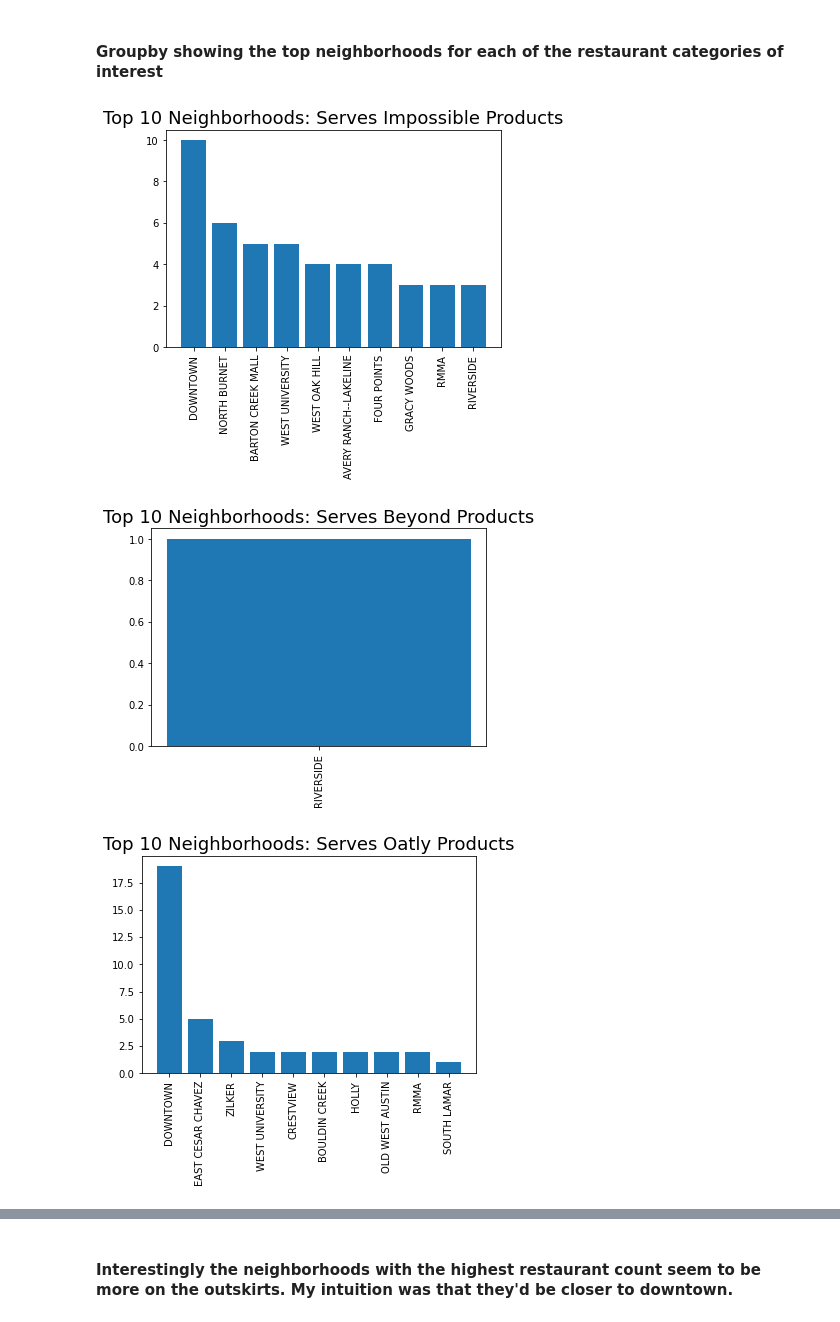
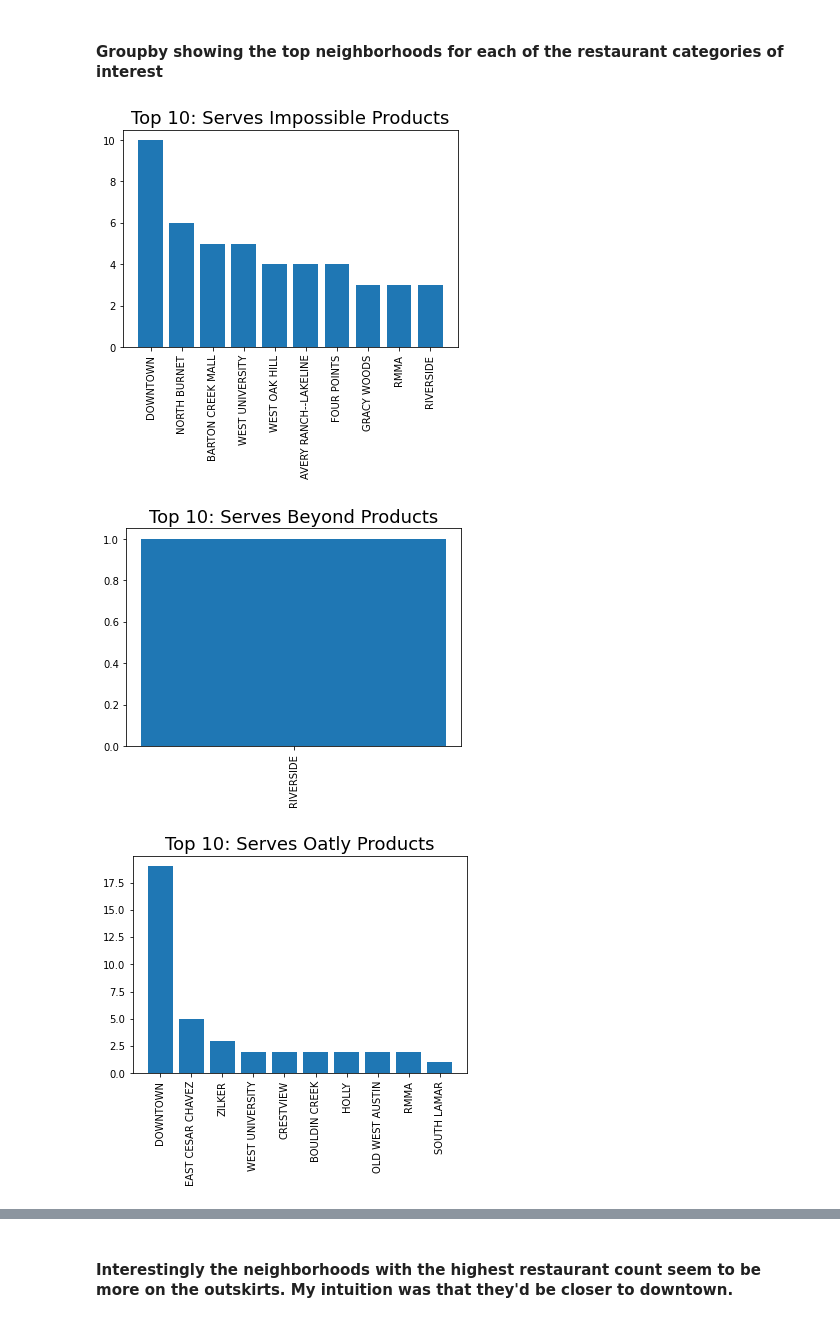
Before and after one commit to campbel94/GA-Capstone, a Jupyter notebook: eda.ipynb, the cells around one changed output, grey strips where cells are left out. Cells and saved outputs as stored; diff of their text form; code cells hidden in the pictures.

```diff
--- a/eda.ipynb
+++ b/eda.ipynb
@@ -106,6 +141,13 @@ Total percentage of restaurants: 0.5198883461270062
 #### While project pollo is interested in restaurants serving meat alternatives, they may also be interested more traditioanl food spots such as fried chicken, burger or wing joints.
 
 #### Several of these categories are included in the top eight categories, and most have a total count above the distribution's mean.
+# %%
+#Specific restaurant categories of interest to Project Pollo
+of_interest = ['Serves Impossible Products', 'Serves Beyond Products', 'Serves Oatly Products',
+               'Fast Food Restaurant', 'Burger Joint', 'Wings Joint',
+               'Sandwich Place','BBQ Joint','Fried Chicken Joint',
+               'Vegetarian / Vegan Restaurant', 'Burrito Place',
+               'Food Truck','Comfort Food Restaurant']
 # %%
 plt.figure(figsize=(20, 4))
 clrs = ['red' if category_counts.index[i] in of_interest else 'grey' for i in range(0, len(category_counts))]
@@ -134,12 +176,13 @@ plt.xticks(rotation = 60);
 # %%
 for category in of_interest:
     plot_df = df[df['category'] == category]
     plot=plot_df.groupby('neighborhood').count()['venue'].sort_values(ascending=False)
     plt.bar(plot[:10].index, plot[:10].values)
-    plt.title(f'Top 10 Neighborhoods: {category}', fontsize=18)
+    plt.title(f'Top 10: {category}', fontsize=18)
     plt.xticks(rotation = 90)
+#     plt.savefig(f'assets/{category}_top10_neighborhoods.png')
     plt.show(); #creates a new plot for each iteration
 # %% [output]
-[figure, old version]
+[figure, new version]
-[figure, old version]
+[figure, new version]
-[figure, old version]
+[figure, new version]
```
Also changed, not shown: parts of 13 cells of this notebook, 21 other files.
